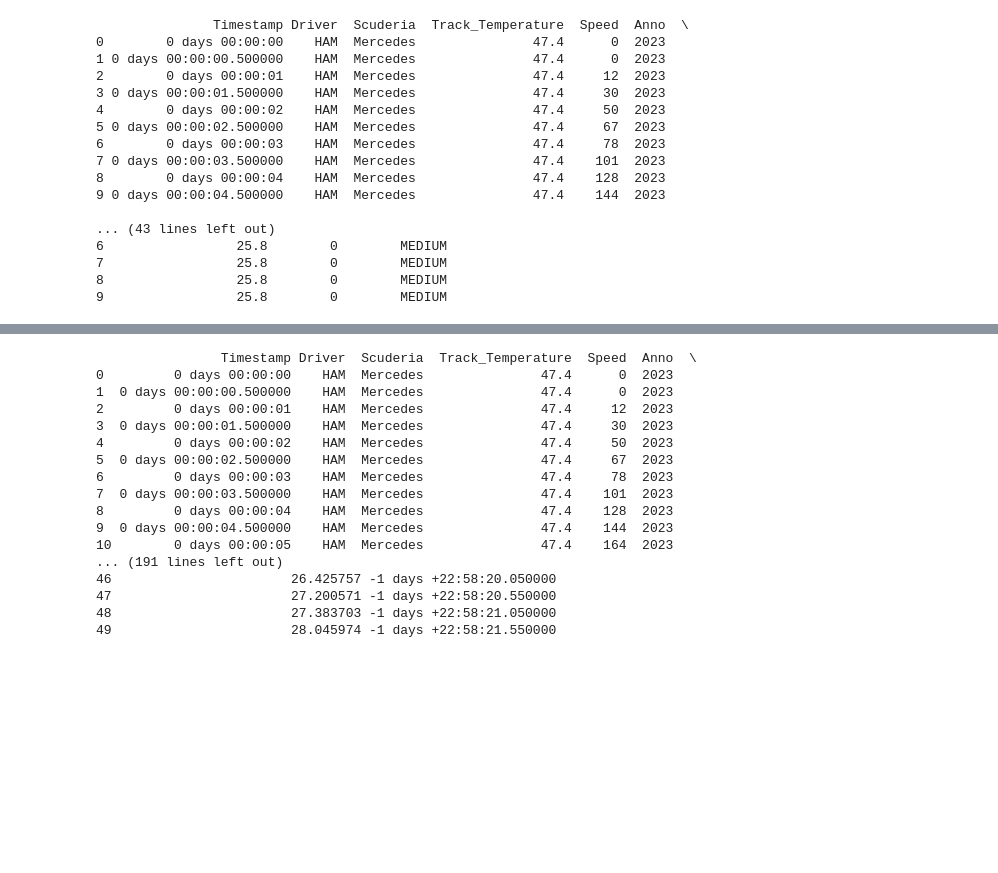
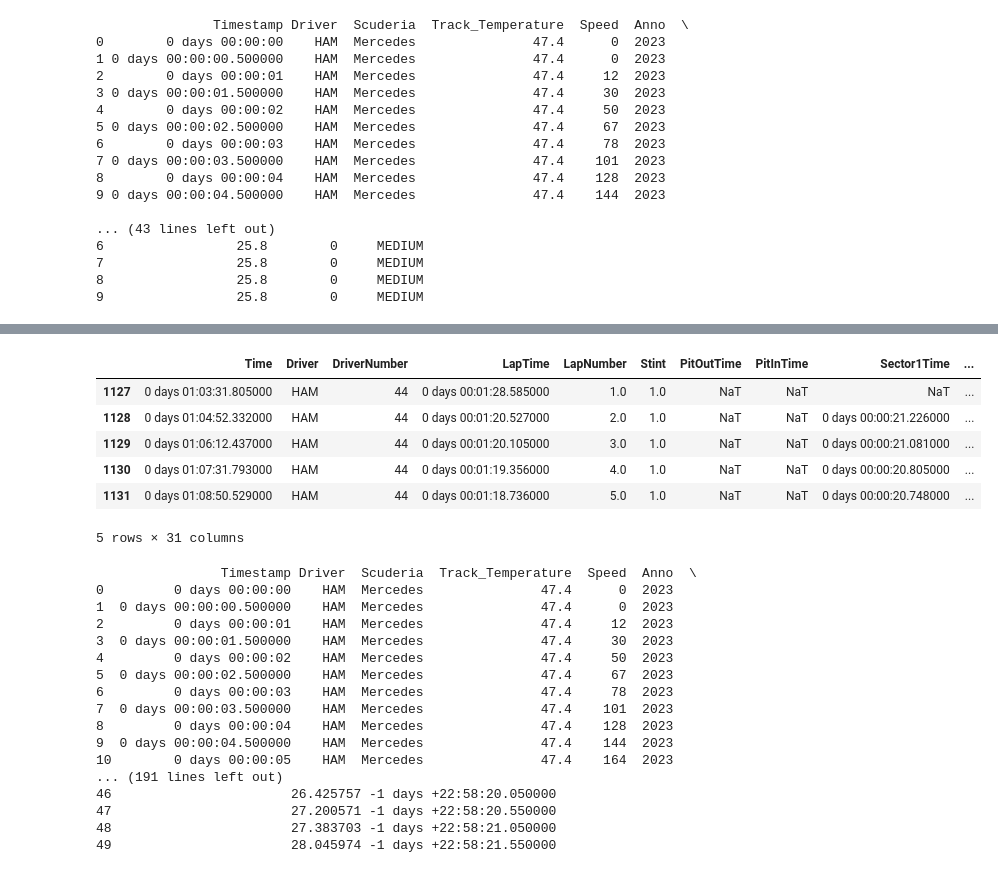
Before and after one commit to Vladinsky/FASTF1, a Jupyter notebook: Vladi/df.ipynb, the cells around one changed output, grey strips where cells are left out. Drawn from its saved outputs; the diff is of its cells as text; code cells hidden in the pictures; blank space fills up the shorter version.

```diff
--- a/Vladi/df.ipynb
+++ b/Vladi/df.ipynb
@@ -241,3 +256,13 @@ print(df.head(10))
+# %%
+driver_laps.head(5)
+# %% [output]
+|  | Time | Driver | DriverNumber | LapTime | LapNumber | Stint | PitOutTime | PitInTime | Sector1Time | ... |
+| 1127 | 0 days 01:03:31.805000 | HAM | 44 | 0 days 00:01:28.585000 | 1.0 | 1.0 | NaT | NaT | NaT | ... |
+| 1128 | 0 days 01:04:52.332000 | HAM | 44 | 0 days 00:01:20.527000 | 2.0 | 1.0 | NaT | NaT | 0 days 00:00:21.226000 | ... |
+| 1129 | 0 days 01:06:12.437000 | HAM | 44 | 0 days 00:01:20.105000 | 3.0 | 1.0 | NaT | NaT | 0 days 00:00:21.081000 | ... |
+| 1130 | 0 days 01:07:31.793000 | HAM | 44 | 0 days 00:01:19.356000 | 4.0 | 1.0 | NaT | NaT | 0 days 00:00:20.805000 | ... |
+| 1131 | 0 days 01:08:50.529000 | HAM | 44 | 0 days 00:01:18.736000 | 5.0 | 1.0 | NaT | NaT | 0 days 00:00:20.748000 | ... |
+5 rows × 31 columns
 # %%
 print(df.head(50))
 # %% [output]
```
Also changed, not shown: parts of 4 cells of this notebook, 5 other files.
